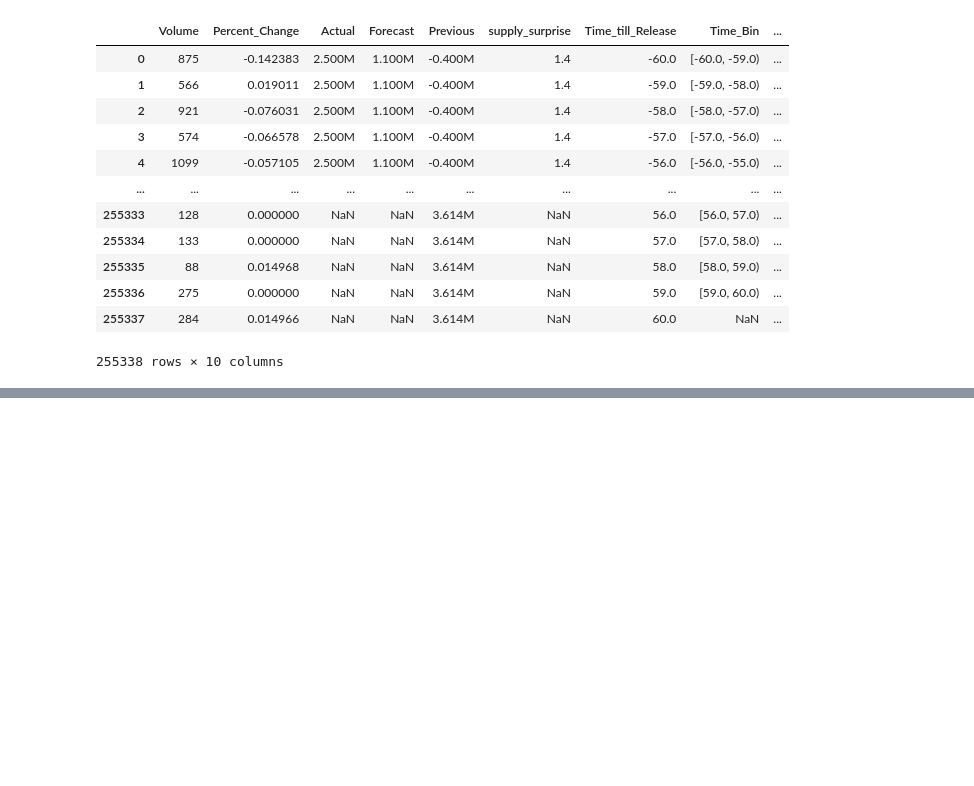
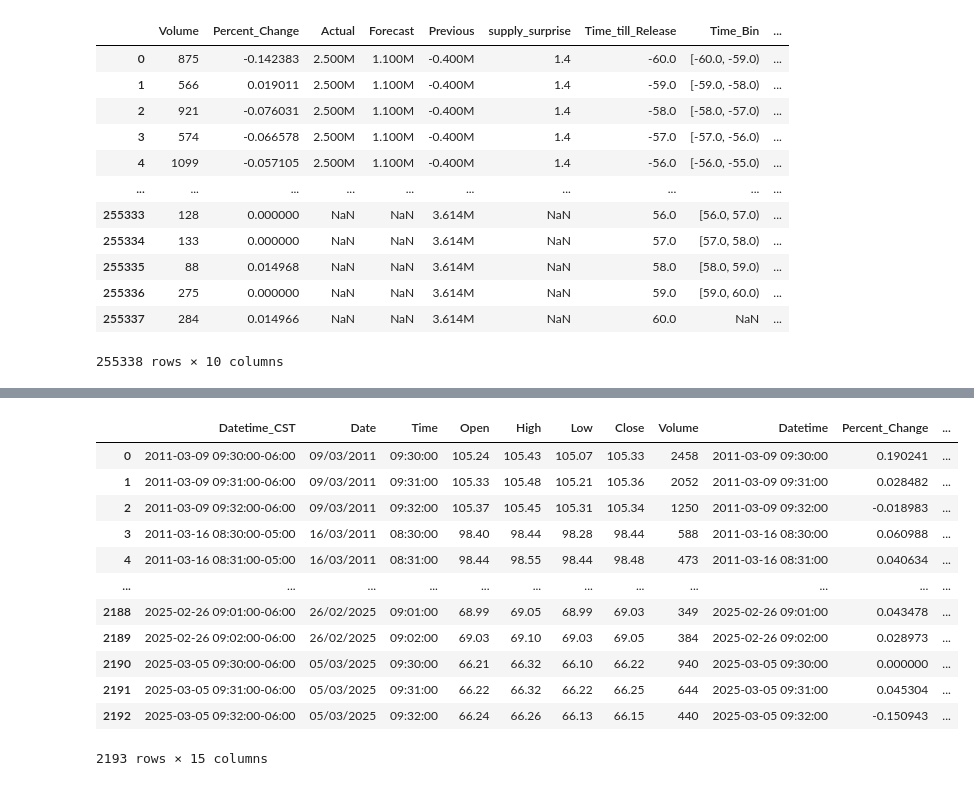
Before and after one commit to Sun-G0D/EIASupplySurprise, a Jupyter notebook: project.ipynb, the cells around one changed output, grey strips where cells are left out. Drawn from its saved outputs; the diff is of its cells as text; code cells hidden in the pictures; blank space fills up the shorter version.

```diff
--- a/project.ipynb
+++ b/project.ipynb
@@ -946,0 +1235,11 @@ The default of observed=False is deprecated and will be changed to True in a fut
+# %%
+price_window_0to2min = price_window_60min[
+    (price_window_60min['Time_Delta_Minutes'] >= 0.0) & (price_window_60min['Time_Delta_Minutes'] <= 2.0)
+]
+
+# Display the head of the new DataFrame to verify the filtering
+display(price_window_0to2min)
+
+# Optionally, display the shape to see how many rows were filtered
+print(f"\nShape of the original DataFrame: {price_window_60min.shape}")
+print(f"Shape of the filtered DataFrame (Time_Delta_Minutes 0 to 2): {price_window_0to2min.shape}")
@@ -946,0 +1263,28 @@ The default of observed=False is deprecated and will be changed to True in a fut
+# %%
+merged_price_window_0to2min = pd.merge(
+    price_window_0to2min.reset_index(),
+    icom_eia_forecasts.reset_index()[['Release_Datetime_CST', 'supply_surprise']], # Select only necessary columns from icom_eia_forecasts
+    left_on='Release_Datetime',
+    right_on='Release_Datetime_CST',
+    how='left' # Left join to keep all rows from price_window_0to2min
+)
+
+# Drop the redundant 'Release_Datetime_CST' column after merging (optional)
+merged_price_window_0to2min = merged_price_window_0to2min.drop(columns=['Release_Datetime_CST'])
+
+# Display the head of the merged dataframe to verify
+display(merged_price_window_0to2min)
+# %% [output]
+|  | Datetime_CST | Date | Time | Open | High | Low | Close | Volume | Datetime | Percent_Change | ... |
+| 0 | 2011-03-09 09:30:00-06:00 | 09/03/2011 | 09:30:00 | 105.24 | 105.43 | 105.07 | 105.33 | 2458 | 2011-03-09 09:30:00 | 0.190241 | ... |
+| 1 | 2011-03-09 09:31:00-06:00 | 09/03/2011 | 09:31:00 | 105.33 | 105.48 | 105.21 | 105.36 | 2052 | 2011-03-09 09:31:00 | 0.028482 | ... |
+| 2 | 2011-03-09 09:32:00-06:00 | 09/03/2011 | 09:32:00 | 105.37 | 105.45 | 105.31 | 105.34 | 1250 | 2011-03-09 09:32:00 | -0.018983 | ... |
+| 3 | 2011-03-16 08:30:00-05:00 | 16/03/2011 | 08:30:00 | 98.40 | 98.44 | 98.28 | 98.44 | 588 | 2011-03-16 08:30:00 | 0.060988 | ... |
+| 4 | 2011-03-16 08:31:00-05:00 | 16/03/2011 | 08:31:00 | 98.44 | 98.55 | 98.44 | 98.48 | 473 | 2011-03-16 08:31:00 | 0.040634 | ... |
+| ... | ... | ... | ... | ... | ... | ... | ... | ... | ... | ... | ... |
+| 2188 | 2025-02-26 09:01:00-06:00 | 26/02/2025 | 09:01:00 | 68.99 | 69.05 | 68.99 | 69.03 | 349 | 2025-02-26 09:01:00 | 0.043478 | ... |
+| 2189 | 2025-02-26 09:02:00-06:00 | 26/02/2025 | 09:02:00 | 69.03 | 69.10 | 69.03 | 69.05 | 384 | 2025-02-26 09:02:00 | 0.028973 | ... |
+| 2190 | 2025-03-05 09:30:00-06:00 | 05/03/2025 | 09:30:00 | 66.21 | 66.32 | 66.10 | 66.22 | 940 | 2025-03-05 09:30:00 | 0.000000 | ... |
+| 2191 | 2025-03-05 09:31:00-06:00 | 05/03/2025 | 09:31:00 | 66.22 | 66.32 | 66.22 | 66.25 | 644 | 2025-03-05 09:31:00 | 0.045304 | ... |
+| 2192 | 2025-03-05 09:32:00-06:00 | 05/03/2025 | 09:32:00 | 66.24 | 66.26 | 66.13 | 66.15 | 440 | 2025-03-05 09:32:00 | -0.150943 | ... |
+2193 rows × 15 columns
```
Also changed, not shown: parts of 13 cells of this notebook.
